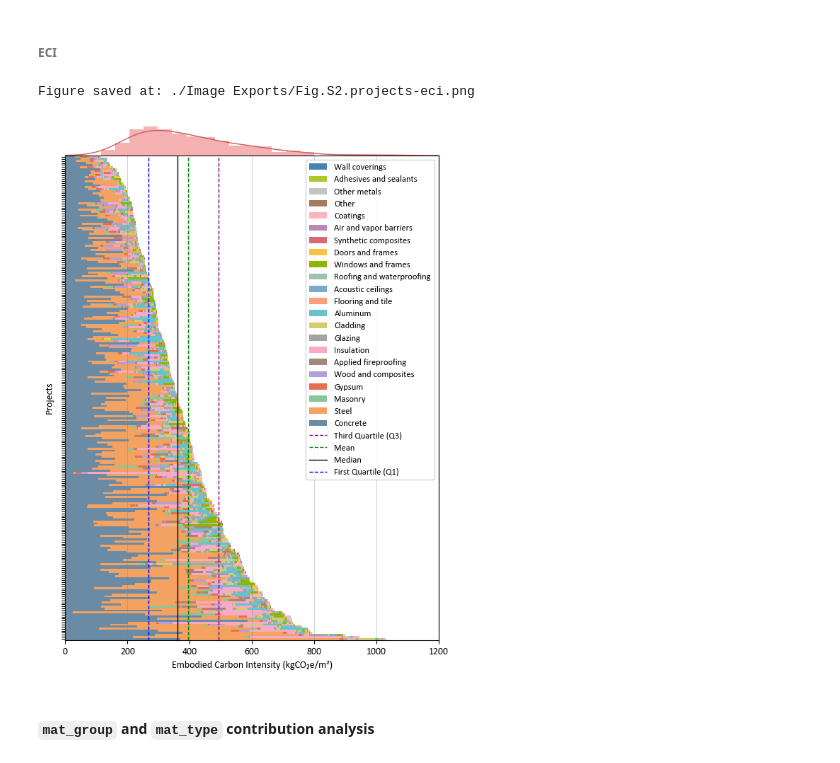
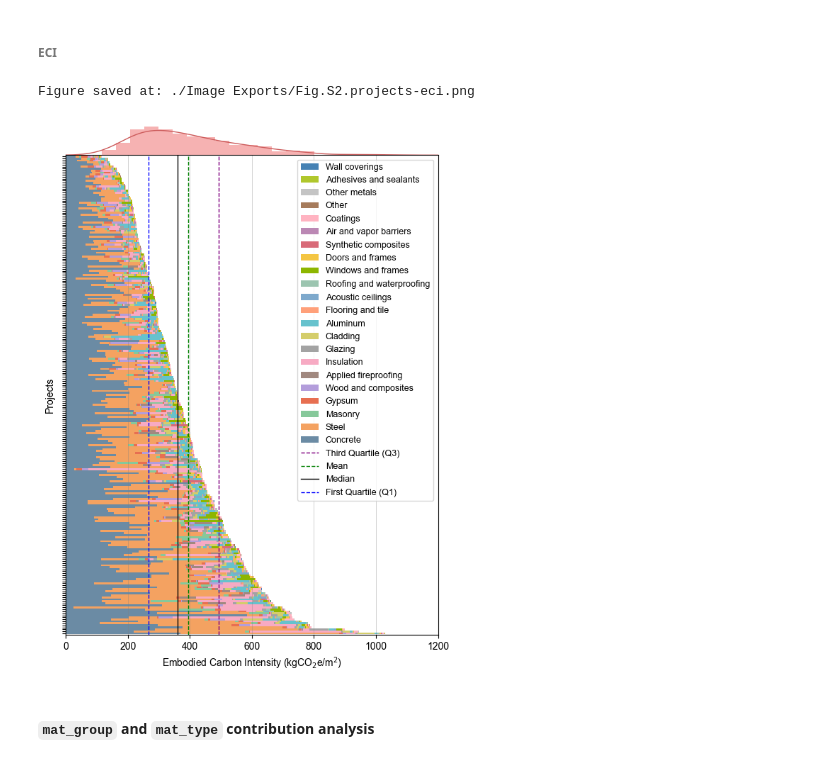
Before and after one commit to Life-Cycle-Lab/wblca-benchmark-v2-material-use-intensity, a Jupyter notebook: mui_eci_code_final.ipynb, the cells around one changed output. Saved outputs shown, nothing was run; the diff lists cells and outputs as text; code cells hidden in the pictures.

```diff
--- a/mui_eci_code_final.ipynb
+++ b/mui_eci_code_final.ipynb
@@ -39,7 +39,7 @@ from dash.dash_table.Format import Group
 import base64
 # %%
 # Set the default font family for all plots
-plt.rcParams['font.family'] = 'Calibri'  # Or any other font you prefer
+plt.rcParams['font.family'] = 'Arial'  # Or any other font you prefer
 # ['sans-serif'] was previously selected.
 # %% [markdown]
 ## Load and view datasets
@@ -1995,36 +2011,41 @@ ax_bar = fig.add_subplot(gs[1])
 plot_data.plot(kind='barh', stacked=True, ax=ax_bar, color=my_colors, edgecolor='none', width=1)
 ax_bar.set_xlim(0, 1200) # xlim change
 
 # Add Q1, median, mean, and Q3 lines
 ax_bar.axvline(x=q1, color='blue', linestyle='--', linewidth=1, label='First Quartile (Q1)')
 ax_bar.axvline(x=median, color='black', linestyle='-', linewidth=1, label='Median')
 ax_bar.axvline(x=mean, color='green', linestyle='--', linewidth=1, label='Mean')
 ax_bar.axvline(x=q3, color='purple', linestyle='--', linewidth=1, label='Third Quartile (Q3)')
 
 # Add labels and title
-ax_bar.set_xlabel("Embodied Carbon Intensity (kgCO₂e/m²)", fontsize=10)
+ax_bar.set_xlabel("Embodied Carbon Intensity (kgCO$_2$e/m$^2$)", fontsize=10)
 ax_bar.set_ylabel("Projects")
 ax_bar.set_yticklabels([])
 ax_bar.grid(axis='x', linestyle='-', color='gray', alpha=0.5, linewidth=0.5)
 
+
+# Reverse legend order and convert to lists
 handles, labels = ax_bar.get_legend_handles_labels()
-ax_bar.legend(reversed(handles), reversed(labels), loc='upper right', bbox_to_anchor=(1, 1), fontsize=9, frameon=True)
+handles = list(reversed(handles))
+labels = list(reversed(labels))
+ax_bar.legend(handles, labels, loc='upper right', bbox_to_anchor=(1, 1),
+              fontsize=9, frameon=True)
 
 # Adjust layout for better readability
 plt.tight_layout()
 
 # Define the directory and filename where you want to save the image
 save_path = "./Image Exports/Fig.S2.projects-eci.png"  # Change this to your desired directory
 
 # Save the figure with a high resolution
 fig.savefig(save_path, dpi=600, bbox_inches="tight")
 
 print(f"Figure saved at: {save_path}")
 
 plt.show()
 # %% [output]
 Figure saved at: ./Image Exports/Fig.S2.projects-eci.png
-[figure, old version]
+[figure, new version]
 # %% [markdown]
 #### `mat_group` and `mat_type` contribution analysis
 # %% [markdown]
```
Also changed, not shown: parts of 8 cells of this notebook.
